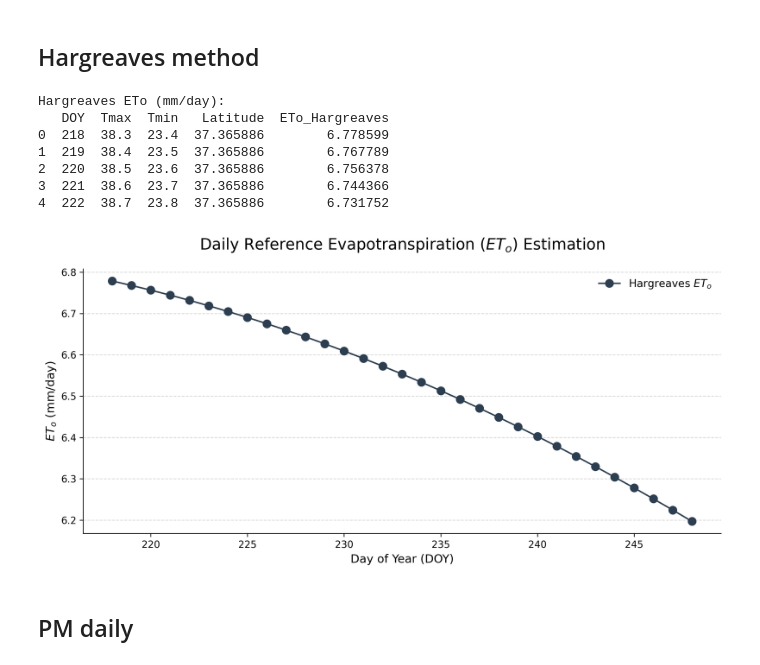
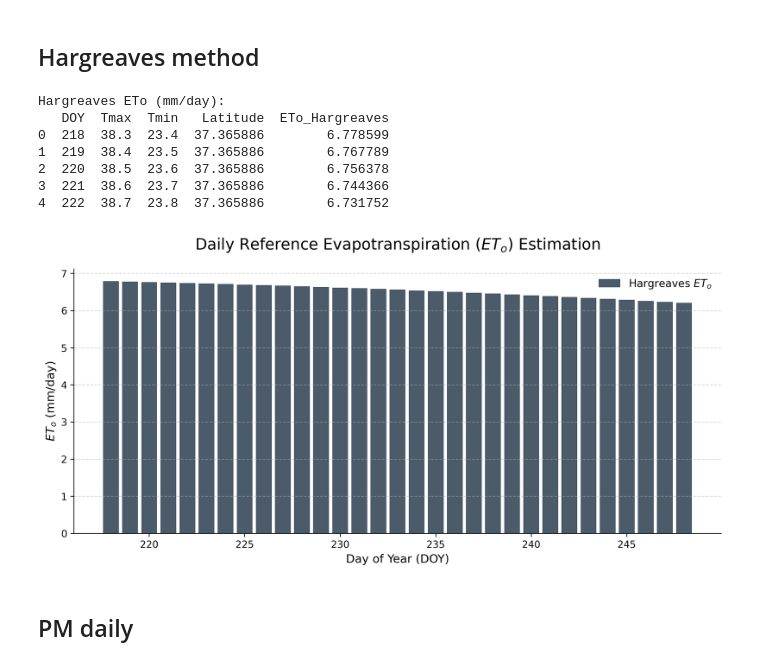
Before and after one commit to RuiGao9/py-eto, a Jupyter notebook: examples/eto_playground.ipynb, the cells around one changed output. Saved outputs shown, nothing was run; the diff lists cells and outputs as text; code cells hidden in the pictures.

```diff
--- a/examples/eto_playground.ipynb
+++ b/examples/eto_playground.ipynb
@@ -15,41 +15,44 @@ df = pd.read_excel(file_path, sheet_name='Sheet1')
 df['ETo_Hargreaves'] = py_eto.hargreaves(
     t_min=df['Tmin'],
     t_max=df['Tmax'],
     latitude=df['Latitude'],
     doy=df['DOY'],
     year=2025
 )
 print("Hargreaves ETo (mm/day):")
 print(df[['DOY', 'Tmax', 'Tmin', 'Latitude', 'ETo_Hargreaves']].head())
 
 fig, ax = plt.subplots(figsize=(10, 5), dpi=300)
-ax.plot(df['DOY'], df['ETo_Hargreaves'],
-        marker='o',
-        markersize=8,
-        linestyle='-',
-        color='#2c3e50',
-        linewidth=1.5,
-        label='Hargreaves $ET_o$')
+ax.bar(df['DOY'], df['ETo_Hargreaves'],
+       color='#2c3e50',
+       alpha=0.85,
+       width=0.8,
+       edgecolor='#2c3e50',
+       linewidth=0.5,
+       label='Hargreaves $ET_o$')
 
 ax.set_title('Daily Reference Evapotranspiration ($ET_o$) Estimation',
              fontsize=16, pad=20)
 ax.set_xlabel('Day of Year (DOY)', fontsize=12)
 ax.set_ylabel('$ET_o$ (mm/day)', fontsize=12)
+
 ax.spines['top'].set_visible(False)
 ax.spines['right'].set_visible(False)
+
 ax.grid(axis='y', linestyle='--', alpha=0.5)
 ax.legend(frameon=False, fontsize=11)
+
 plt.tight_layout()
 plt.show()
 # %% [output]
 Hargreaves ETo (mm/day):
    DOY  Tmax  Tmin   Latitude  ETo_Hargreaves
 0  218  38.3  23.4  37.365886        6.778599
 1  219  38.4  23.5  37.365886        6.767789
 2  220  38.5  23.6  37.365886        6.756378
 3  221  38.6  23.7  37.365886        6.744366
 4  222  38.7  23.8  37.365886        6.731752
-[figure, old version]
+[figure, new version]
 # %% [markdown]
 ## PM daily
 # %%
```
Also changed, not shown: parts of 1 cell of this notebook.
